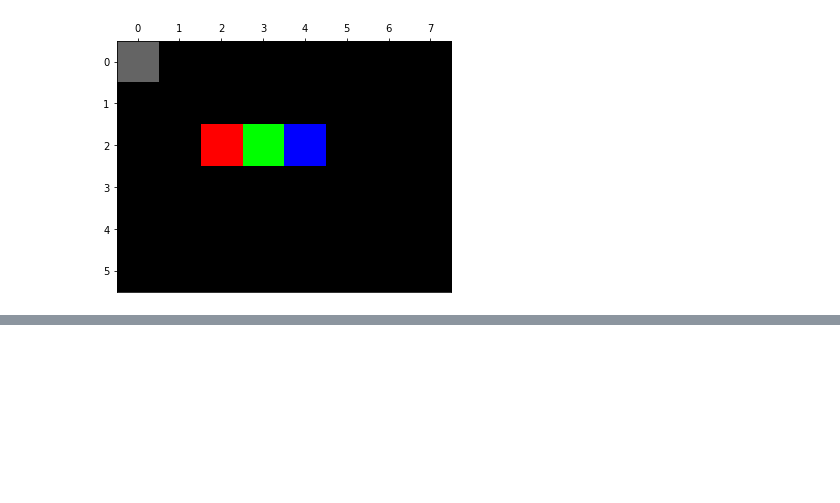
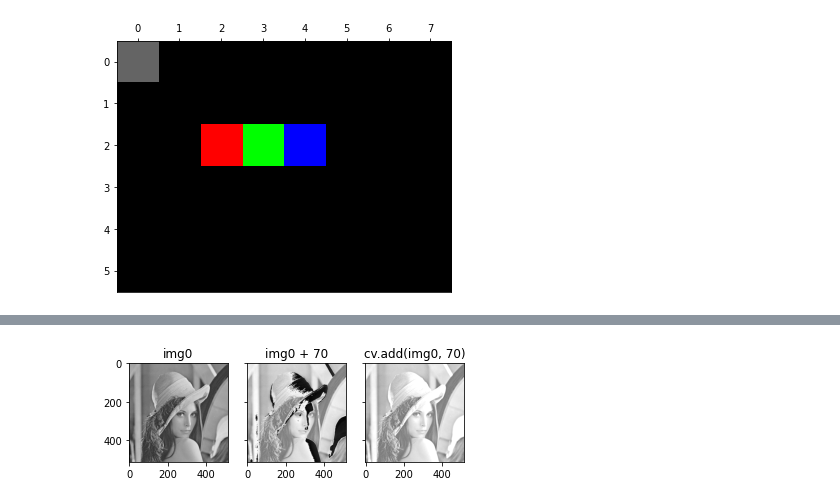
Before and after one commit to bimalka98/Computer-Vision-and-Image-Processing, a Jupyter notebook: PracticeCV/Display an image.ipynb, the cells around one changed output, grey strips where cells are left out. Cells and saved outputs as stored; diff of their text form; code cells hidden in the pictures; blank space fills up the shorter version.

```diff
--- a/PracticeCV/Display an image.ipynb
+++ b/PracticeCV/Display an image.ipynb
@@ -116,19 +134,0 @@ cv.destroyAllWindows()
-# %%
-%matplotlib inline
-import numpy as np
-import cv2 as cv
-import matplotlib.pyplot as plt
-img = cv.imread('Lenna.png', cv.IMREAD_GRAYSCALE)
-cv.namedWindow('Image', cv.WINDOW_AUTOSIZE)
-cv.imshow('image', img)
-cv.waitKey(0)
-
-
-#img = img +50
-
-im = cv.add(im, 50)
-
-cv.namedWindow('Image', cv.WINDOW_AUTOSIZE)
-cv.imshow('image', img)
-cv.waitKey(0)
-cv.destroyAllWindows()
@@ -166,0 +140,23 @@ plt.show()
+# %%
+%matplotlib inline
+import numpy as np
+import cv2 as cv
+import matplotlib.pyplot as plt
+
+img = cv.imread('Lenna.png', cv.IMREAD_GRAYSCALE)
+
+img0 = cv.imread('Lenna.png', cv.IMREAD_GRAYSCALE) # Image is an array of numbers in the range [0,255]
+img1 = img0 + 70  # Adding 50 to each of the pixel. Overflows can happen. value%256 (the modulo) will be assigned to the pixel in such a case.
+img2 = cv.add(img0, 70) # No overflow. If the value exceeds 255. Value will be set to 255.(modulo is not considered)
+
+fig, ax = plt.subplots(nrows = 1, ncols = 3, sharey=True)
+
+ax[0].imshow(img0, cmap ='gray', vmin = 0, vmax = 255)
+ax[0].set_title('img0')
+ax[1].imshow(img1, cmap ='gray', vmin = 0, vmax = 255)
+ax[1].set_title('img0 + 70')
+ax[2].imshow(img2, cmap ='gray', vmin = 0, vmax = 255)
+ax[2].set_title('cv.add(img0, 70)')
+plt.show()
+# %% [output]
+[figure, added]
```
Also changed, not shown: parts of 8 cells of this notebook, 2 other files.
